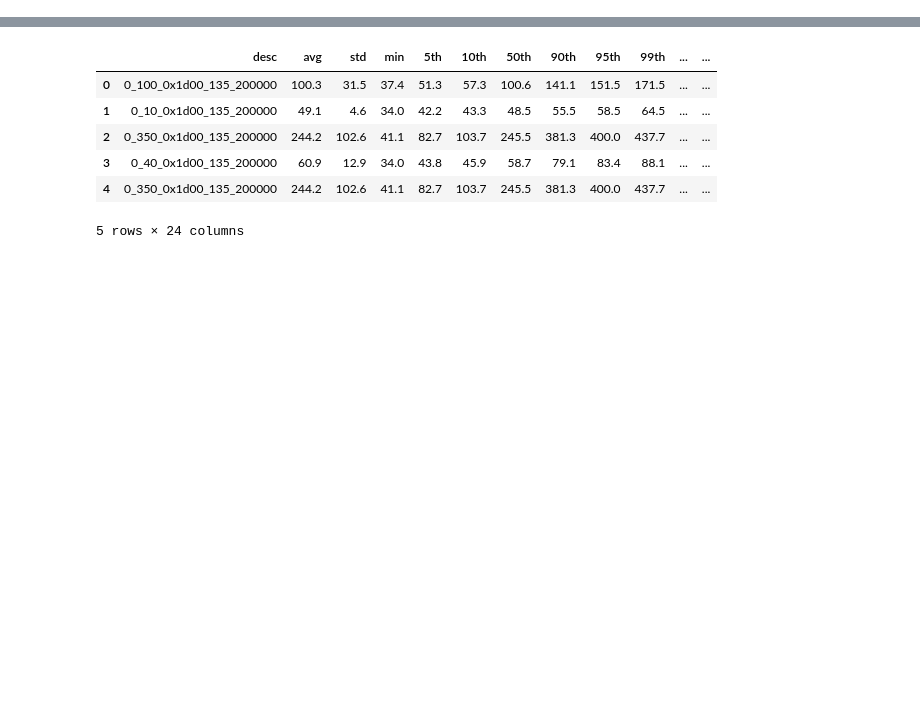
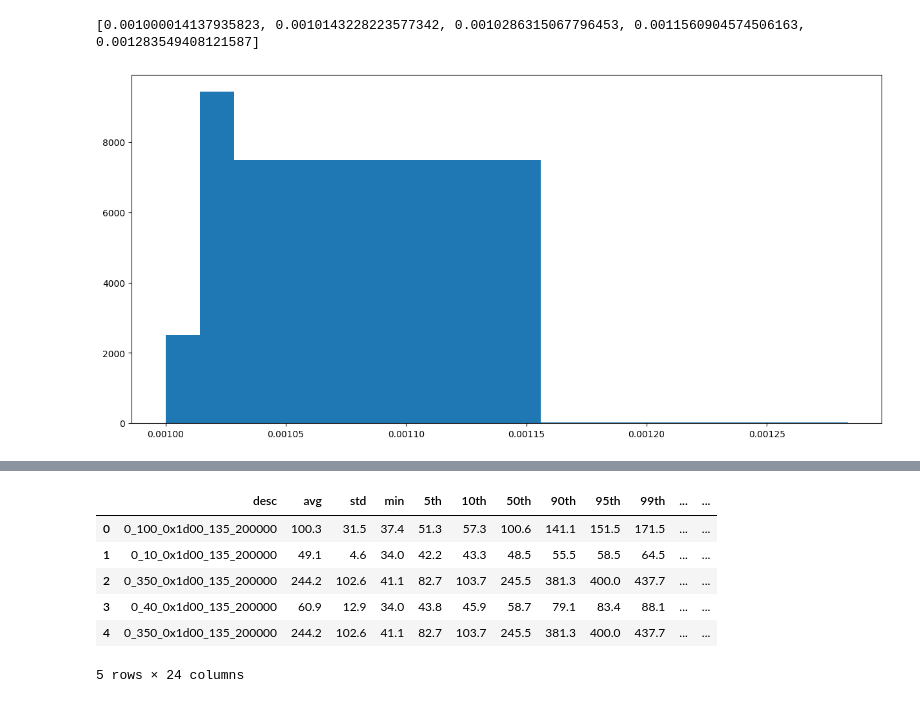
Before and after one commit to awadyn/network_exec_energy_study, a Jupyter notebook: full_logs/Analysis of correlation eigenvalues.ipynb, the cells around one changed output, grey strips where cells are left out. Cells and saved outputs as stored; diff of their text form; code cells hidden in the pictures; blank space fills up the shorter version.

```diff
--- a/full_logs/Analysis of correlation eigenvalues.ipynb
+++ b/full_logs/Analysis of correlation eigenvalues.ipynb
@@ -26,0 +97,5 @@ from sklearn.preprocessing import StandardScaler
+# %%
+plot_histogram(timestamp_diff)
+# %% [output]
+[0.001000014137935823, 0.0010143228223577342, 0.0010286315067796453, 0.0011560904574506163, 0.001283549408121587]
+[figure, added]
```
Also changed, not shown: parts of 10 cells of this notebook, 1 other file.
